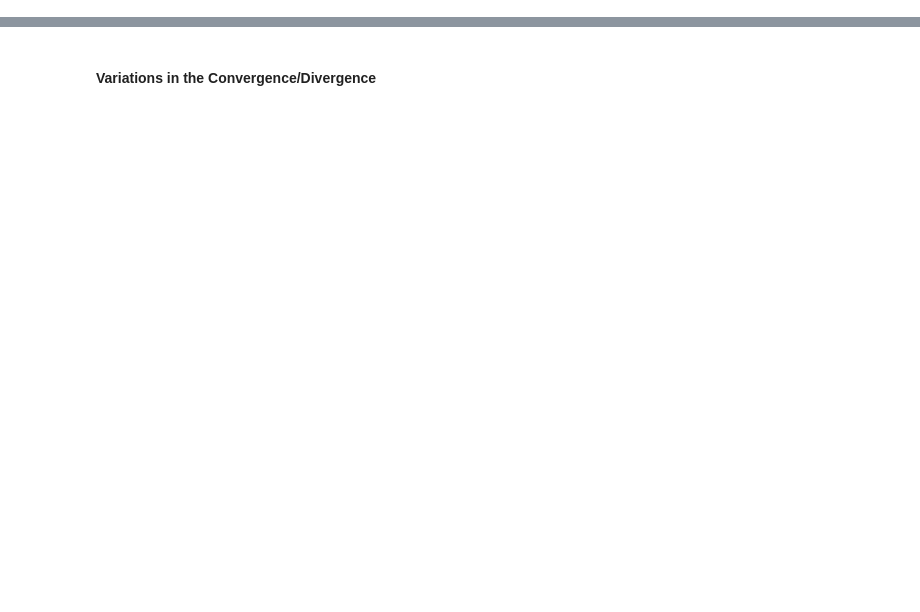
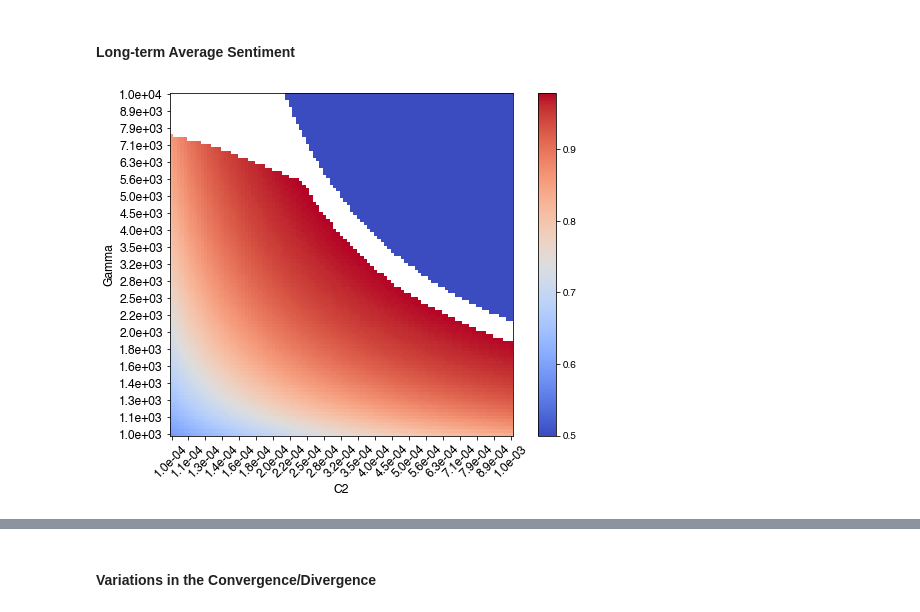
Before and after one commit to KarlNaumann/InteractionEconomics, a Jupyter notebook: solow/asymptotics.ipynb, the cells around one changed output, grey strips where cells are left out. Drawn from its saved outputs; the diff is of its cells as text; code cells hidden in the pictures; blank space fills up the shorter version.

```diff
--- a/solow/asymptotics.ipynb
+++ b/solow/asymptotics.ipynb
@@ -93,0 +167,6 @@ for i, gamma in enumerate(g_vars):
+# %%
+# Calculate the constant and multiplier for the expansion
+for i, gamma in enumerate(g_vars):
+    for j, c2 in enumerate(c2_vars):
+        cons[i,j] = 0.5*(np.tanh(params['beta1']*sbar_pos[i,j])+np.tanh(params['beta1']*sbar_neg[i,j]))
+        mult[i,j] = 0.5*((sech(params['beta1']*sbar_pos[i,j])**2)+(sech(params['beta1']*sbar_neg[i,j])**2))
@@ -93,0 +209,7 @@ for i, gamma in enumerate(g_vars):
+# %%
+# Parameters
+params = {
+    'tech0': np.exp(1), 'rho':1/3, 'epsilon':1e-5, 'tau_y':1000, 'dep':0.0002,
+    "tau_h" : 25, "tau_s" : 250, "c1" : 1, "c2" : 2/1000, "gamma":1000,
+    "beta1" : 1.1, "beta2" : 1.0, 'saving0':0.15, "s0" : 0, "h_h":10
+}
@@ -93,0 +229,6 @@ for i, gamma in enumerate(g_vars):
+# %% [markdown]
+#### Long-term Average Sentiment
+# %%
+heatmap(pd.DataFrame(sbar_neg).mask(mask_smallpsiy),"C2", "Gamma", c2_vars, g_vars, save='appendix2/fig_sbar_negative.png')
+# %% [output]
+[figure, added]
```
Also changed, not shown: parts of 53 cells of this notebook.
